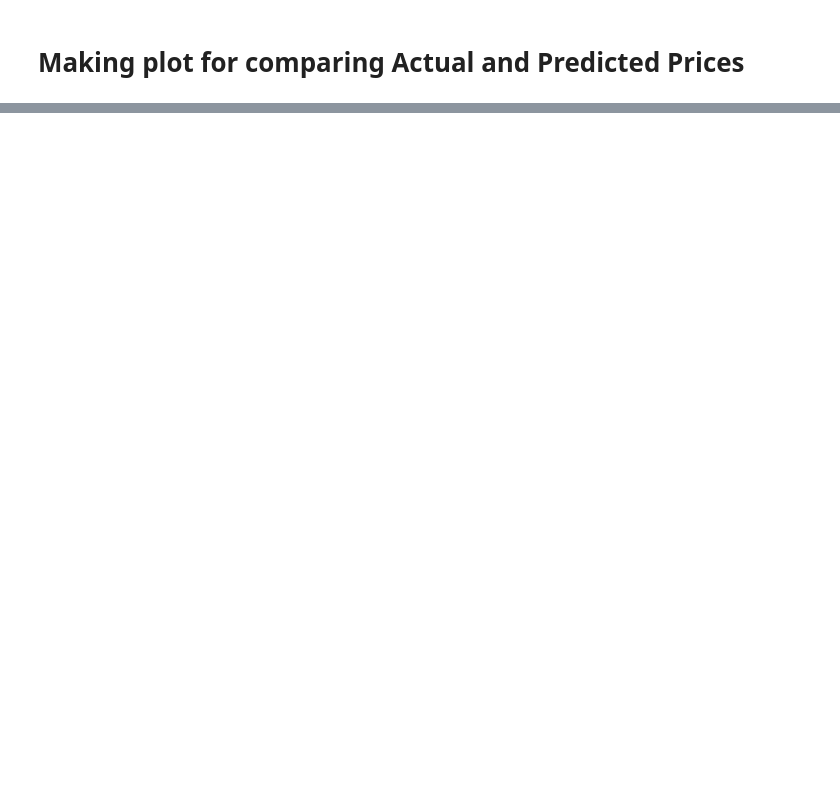
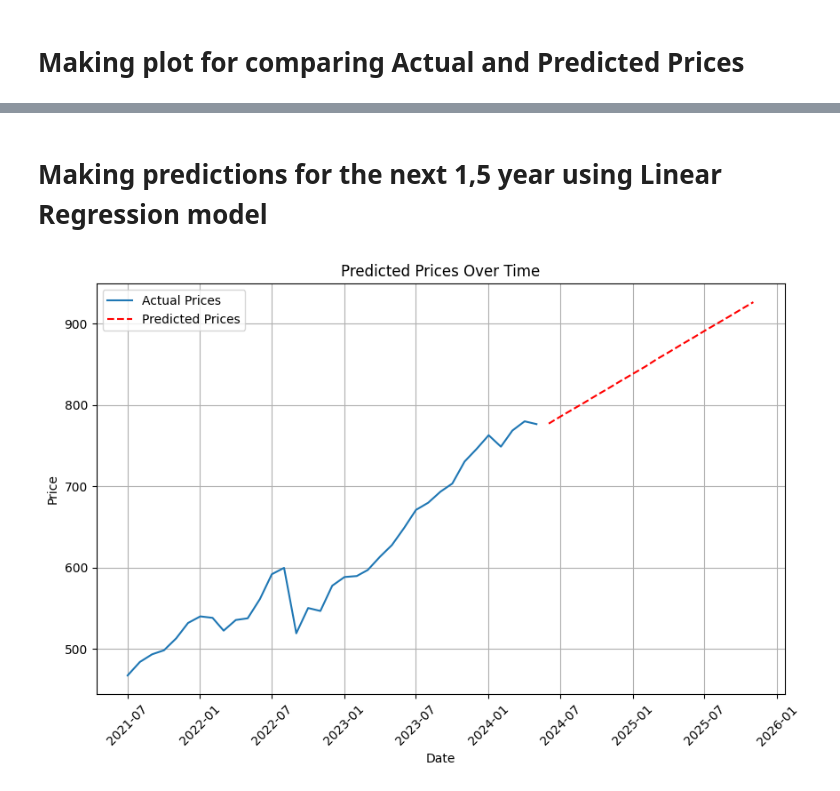
Before and after one commit to ArturPoltser/py-scrape-and-analisys-of-real-estate-market, a Jupyter notebook: machine_learning/ml_model.ipynb, the cells around one changed output, grey strips where cells are left out. Drawn from its saved outputs; the diff is of its cells as text; code cells hidden in the pictures; blank space fills up the shorter version.

```diff
--- a/machine_learning/ml_model.ipynb
+++ b/machine_learning/ml_model.ipynb
@@ -70,0 +106,35 @@ plt.show()
+# %% [markdown]
+# Making predictions for the next 1,5 year using Linear Regression model
+# %%
+# Creating next rows for prediction
+next_rows = np.arange(len(df), len(df) + 18).reshape(-1, 1)
+
+# Use the trained model to predict the prices for the future
+future_predictions = model.predict(next_rows)
+
+# Define the start date as the current date
+start_date = pd.to_datetime("today")
+
+# Define the end date as 18 months from the start date
+end_date = start_date + pd.DateOffset(months=18)
+
+# Define previous dates
+previous_start_date = start_date - pd.DateOffset(months=35)
+previous_dates = pd.date_range(start=previous_start_date, end=start_date, freq="MS")
+
+# Generate the list of future dates
+future_dates = pd.date_range(start=start_date, end=end_date, freq="MS")
+
+# Create a plot to visualize the predicted prices over time
+plt.figure(figsize=(10, 6))
+plt.plot(previous_dates, y[:-1], label="Actual Prices")
+plt.plot(future_dates, future_predictions, 'r--', label="Predicted Prices")
+plt.title("Predicted Prices Over Time")
+plt.xlabel("Date")
+plt.xticks(rotation=45)
+plt.ylabel("Price")
+plt.grid(True)
+plt.legend()
+plt.show()
+# %% [output]
+[figure, added]
```
Also changed, not shown: parts of 13 cells of this notebook.
